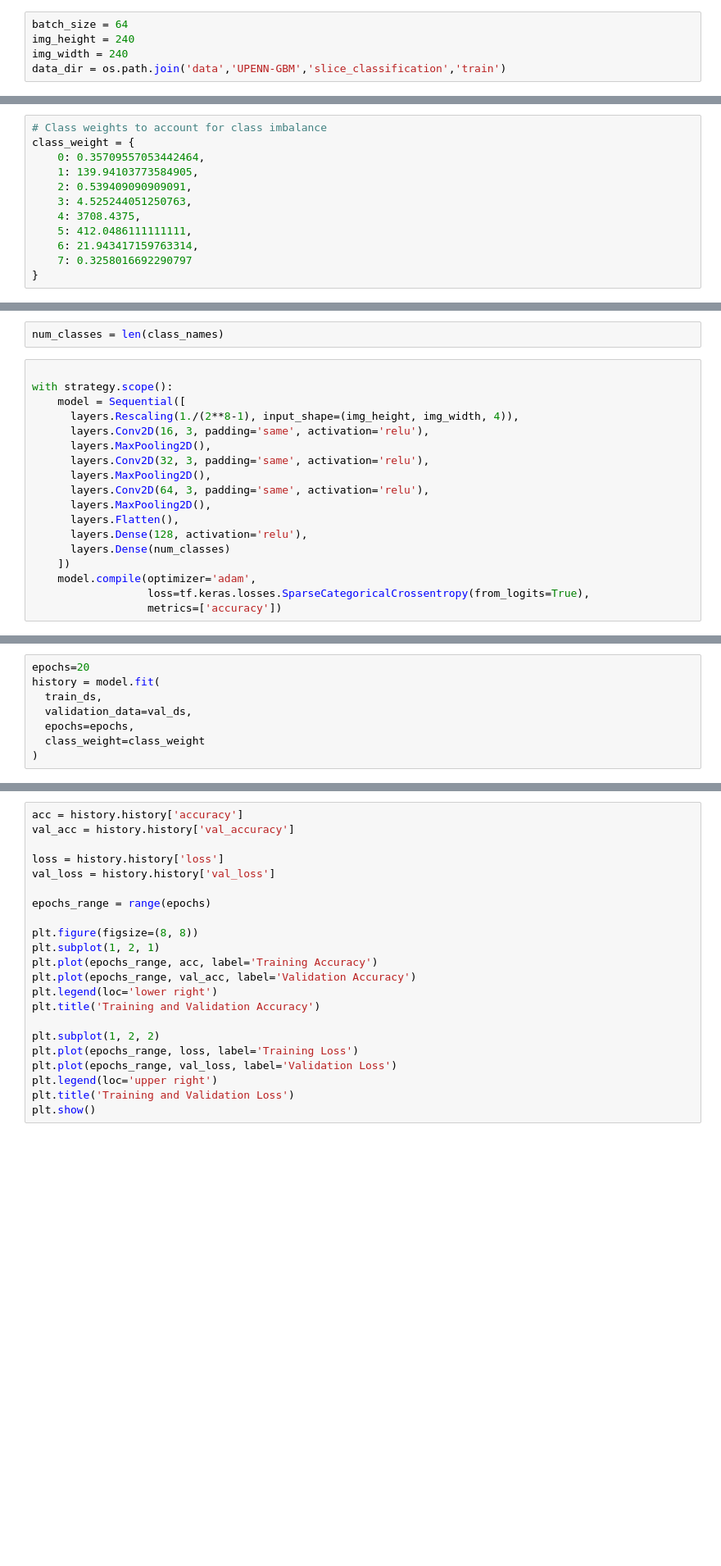
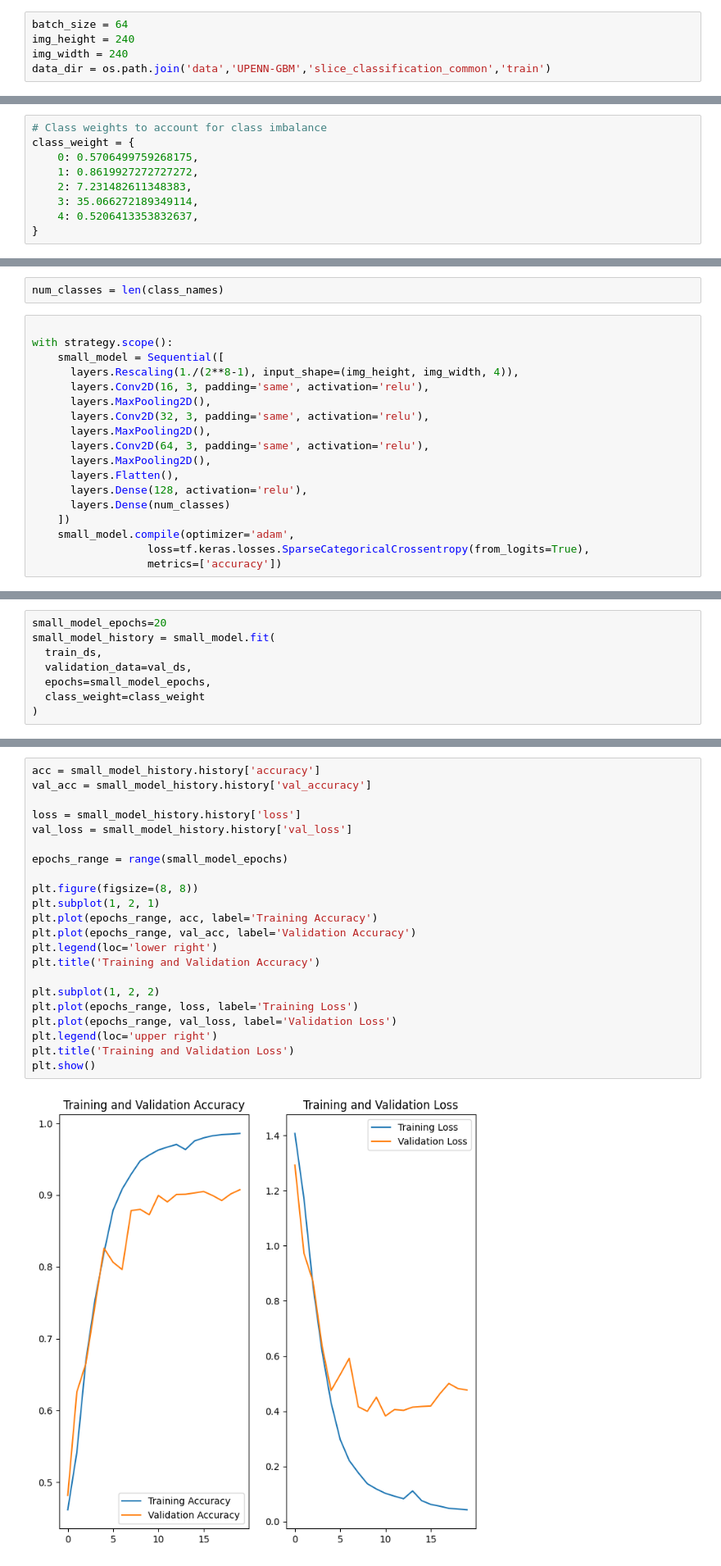
Before and after one commit to Krissi123/Braintumor-Segmentation, a Jupyter notebook: classify_regions_allseq_common-gcloud.ipynb, the cells around one changed output, grey strips where cells are left out. Shown at 82% size. Saved outputs shown, nothing was run; the diff lists cells and outputs as text; blank space fills up the shorter version.

```diff
--- a/classify_regions_allseq_common-gcloud.ipynb
+++ b/classify_regions_allseq_common-gcloud.ipynb
@@ -71,7 +71,7 @@ INFO:tensorflow:*** Available Device: _DeviceAttributes(/job:localhost/replica:0
 batch_size = 64
 img_height = 240
 img_width = 240
-data_dir = os.path.join('data','UPENN-GBM','slice_classification','train')
+data_dir = os.path.join('data','UPENN-GBM','slice_classification_common','train')
 # %%
 train_ds = tf.keras.utils.image_dataset_from_directory(
     data_dir,
@@ -112,14 +116,11 @@ print(class_names)
 # %%
 # Class weights to account for class imbalance
 class_weight = {
-    0: 0.35709557053442464,
-    1: 139.94103773584905,
-    2: 0.539409090909091,
-    3: 4.525244051250763,
-    4: 3708.4375,
-    5: 412.0486111111111,
-    6: 21.943417159763314,
-    7: 0.3258016692290797
+    0: 0.5706499759268175,
+    1: 0.8619927272727272,
+    2: 7.231482611348383,
+    3: 35.066272189349114,
+    4: 0.5206413353832637,
 }
 # %%
 plt.figure(figsize=(10, 10))
@@ -146,7 +152,7 @@ num_classes = len(class_names)
 # %%
 
 with strategy.scope():
-    model = Sequential([
+    small_model = Sequential([
       layers.Rescaling(1./(2**8-1), input_shape=(img_height, img_width, 4)),
       layers.Conv2D(16, 3, padding='same', activation='relu'),
       layers.MaxPooling2D(),
@@ -158,6 +164,6 @@ with strategy.scope():
       layers.Dense(128, activation='relu'),
       layers.Dense(num_classes)
     ])
-    model.compile(optimizer='adam',
+    small_model.compile(optimizer='adam',
                   loss=tf.keras.losses.SparseCategoricalCrossentropy(from_logits=True),
                   metrics=['accuracy'])
@@ -166,8 +194,8 @@ model.summary()
 # %%
-epochs=20
-history = model.fit(
+small_model_epochs=20
+small_model_history = small_model.fit(
   train_ds,
   validation_data=val_ds,
-  epochs=epochs,
+  epochs=small_model_epochs,
   class_weight=class_weight
 )
@@ -174,22 +270,24 @@ history = model.fit(
 # %%
-acc = history.history['accuracy']
-val_acc = history.history['val_accuracy']
+acc = small_model_history.history['accuracy']
+val_acc = small_model_history.history['val_accuracy']
 
-loss = history.history['loss']
-val_loss = history.history['val_loss']
+loss = small_model_history.history['loss']
+val_loss = small_model_history.history['val_loss']
 
-epochs_range = range(epochs)
+epochs_range = range(small_model_epochs)
 
 plt.figure(figsize=(8, 8))
 plt.subplot(1, 2, 1)
 plt.plot(epochs_range, acc, label='Training Accuracy')
 plt.plot(epochs_range, val_acc, label='Validation Accuracy')
 plt.legend(loc='lower right')
 plt.title('Training and Validation Accuracy')
 
 plt.subplot(1, 2, 2)
 plt.plot(epochs_range, loss, label='Training Loss')
 plt.plot(epochs_range, val_loss, label='Validation Loss')
 plt.legend(loc='upper right')
 plt.title('Training and Validation Loss')
 plt.show()
+# %% [output]
+[figure, added]
```
Also changed, not shown: parts of 26 cells of this notebook.
